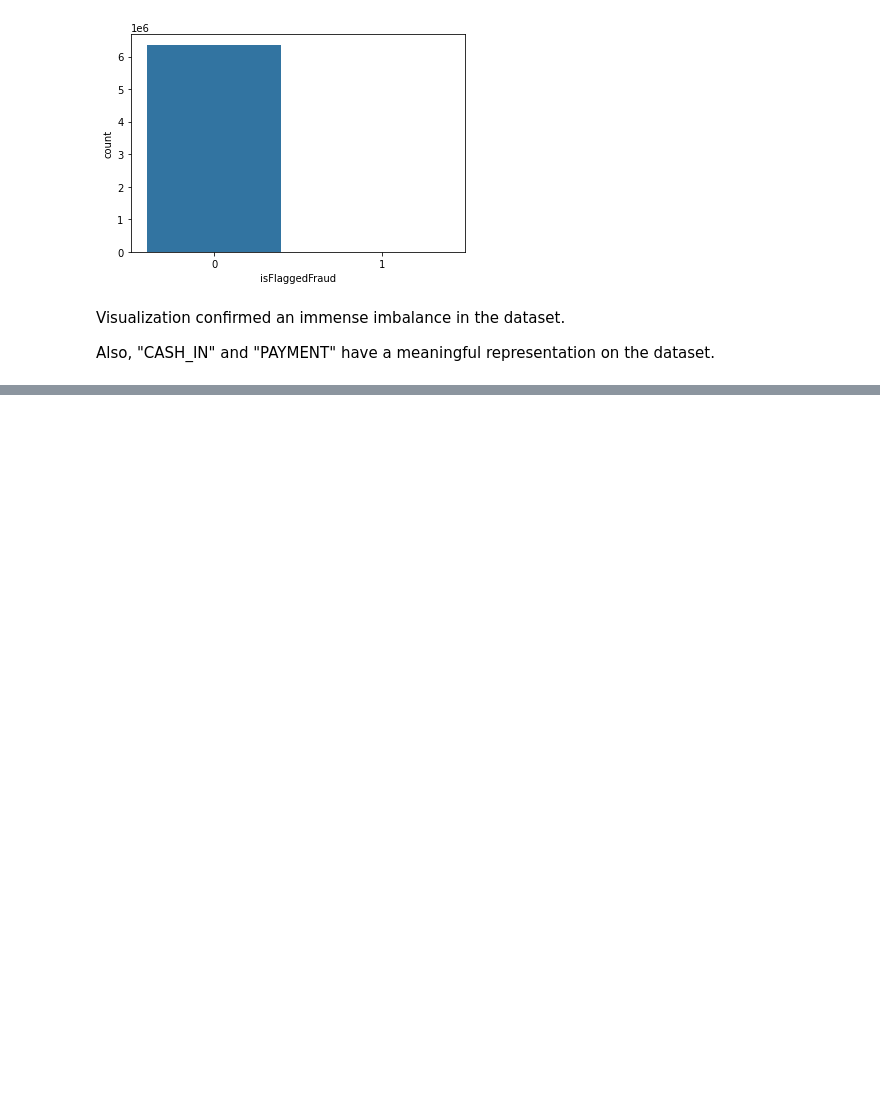
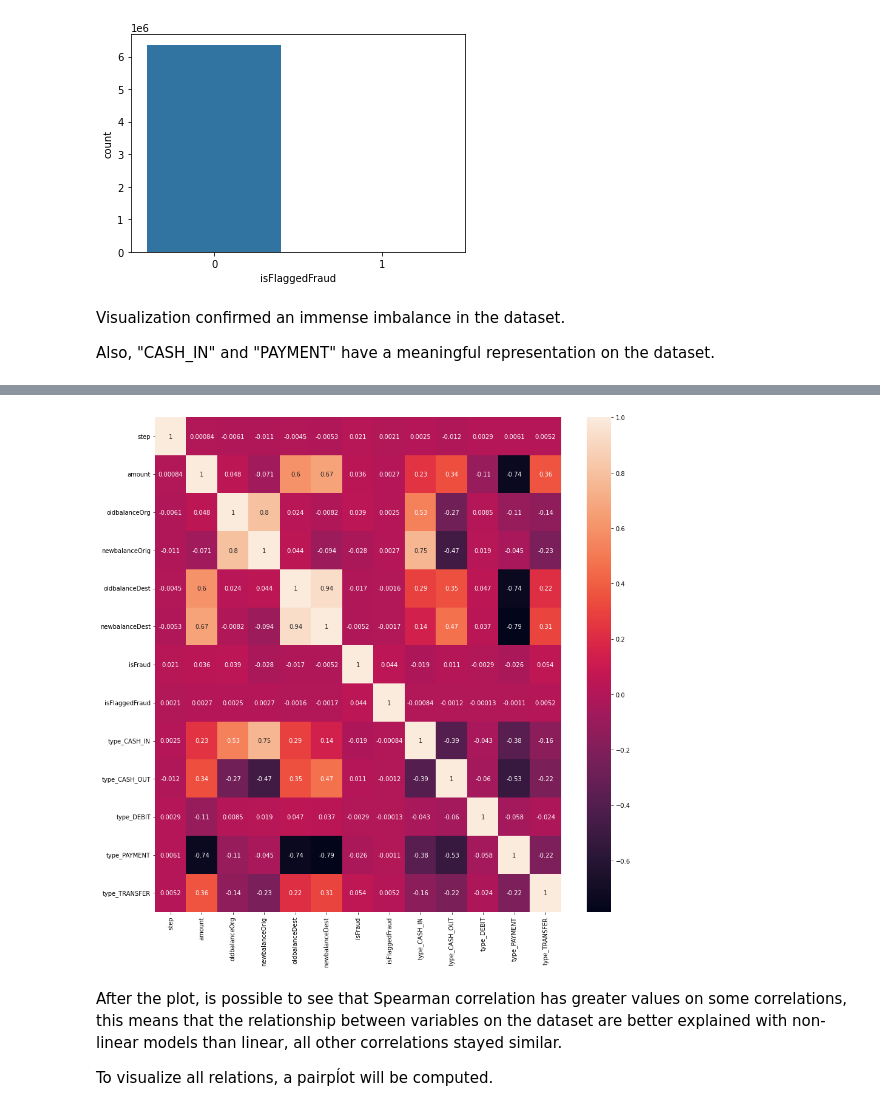
Before and after one commit to romulocrp/ml-projects, a Jupyter notebook: beg/online-payments-fraud-detection/project.ipynb, the cells around one changed output, grey strips where cells are left out. Cells and saved outputs as stored; diff of their text form; code cells hidden in the pictures; blank space fills up the shorter version.

```diff
--- a/beg/online-payments-fraud-detection/project.ipynb
+++ b/beg/online-payments-fraud-detection/project.ipynb
@@ -446,0 +474,10 @@ Also, "CASH_IN" and "PAYMENT" have a meaningful representation on the dataset.
+# %%
+plt.figure(figsize=(15, 15))
+sns.heatmap(encoded_data.corr(method="spearman"), annot = True);
+plt.show()
+# %% [output]
+[figure, added]
+# %% [markdown]
+After the plot, is possible to see that Spearman correlation has greater values on some correlations, this means that the relationship between variables on the dataset are better explained with non-linear models than linear, all other correlations stayed similar.
+
+To visualize all relations, a pairpĺot will be computed.
```
Also changed, not shown: parts of 10 cells of this notebook.
